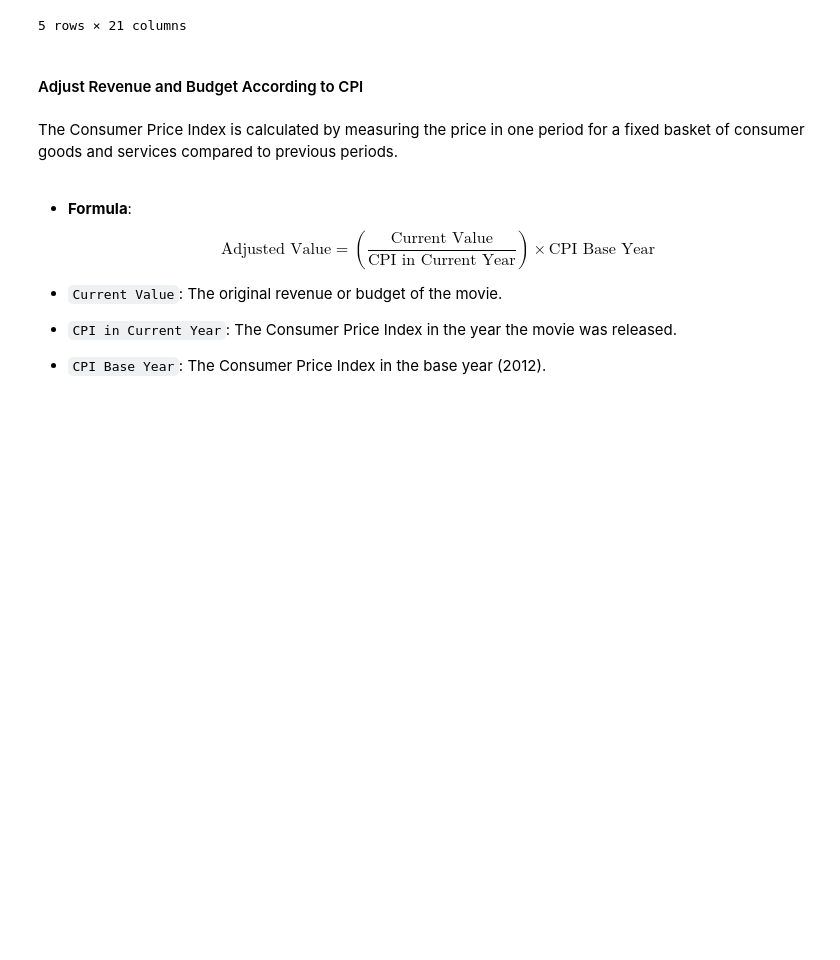
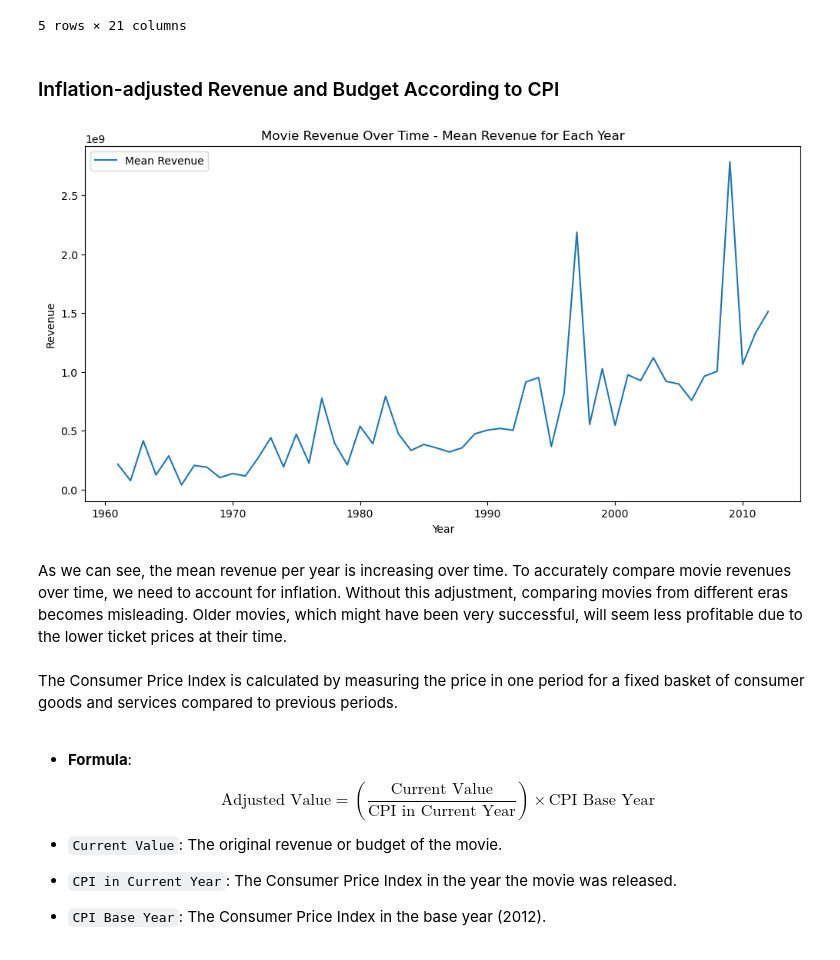
Before and after one commit to epfl-ada/ada-2023-project-fivefrenchspeakingpeoplenocap, a Jupyter notebook: p2_dataloading.ipynb, the cells around one changed output. Saved outputs shown, nothing was run; the diff lists cells and outputs as text; code cells hidden in the pictures; blank space fills up the shorter version.

```diff
--- a/p2_dataloading.ipynb
+++ b/p2_dataloading.ipynb
@@ -400,4 +462,4 @@ display(movies_merged.head())
 | 4 | 612710 | /m/02wjqm | New Rose Hotel | 1999-10-01 | 21521.0 | 92 | {"/m/02h40lc": "English Language"} | {"/m/09c7w0": "United States of A... | ... |
 5 rows × 21 columns
 # %% [markdown]
-#### Adjust Revenue and Budget According to CPI
+### Inflation-adjusted Revenue and Budget According to CPI
@@ -404,3 +469,20 @@ display(movies_merged.head())
+# %%
+# plot the mean revenue for each year
+mean_revenue = movies_merged.groupby(pd.to_datetime(movies_merged["year"]))[
+    ["revenue"]
+].max()
+
+plt.figure(figsize=(12, 6))
+plt.plot(mean_revenue.index, mean_revenue["revenue"], label="Mean Revenue")
+plt.title("Movie Revenue Over Time - Mean Revenue for Each Year")
+plt.xlabel("Year")
+plt.ylabel("Revenue")
+plt.legend()
+plt.show()
+# %% [output]
+[figure, added]
+# %% [markdown]
+As we can see, the mean revenue per year is increasing over time. To accurately compare movie revenues over time, we need to account for inflation. Without this adjustment, comparing movies from different eras becomes misleading. Older movies, which might have been very successful, will seem less profitable due to the lower ticket prices at their time.
 # %% [markdown]
 The Consumer Price Index is calculated by measuring the price in one period for a fixed basket of consumer goods and services compared to previous periods.
 # %% [markdown]
```
Also changed, not shown: parts of 60 cells of this notebook.
